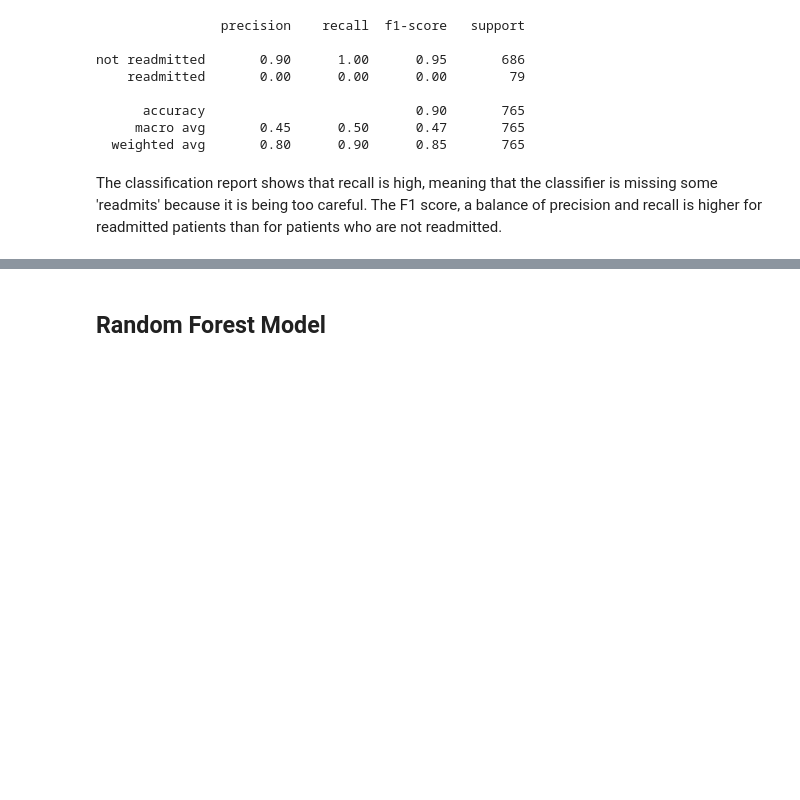
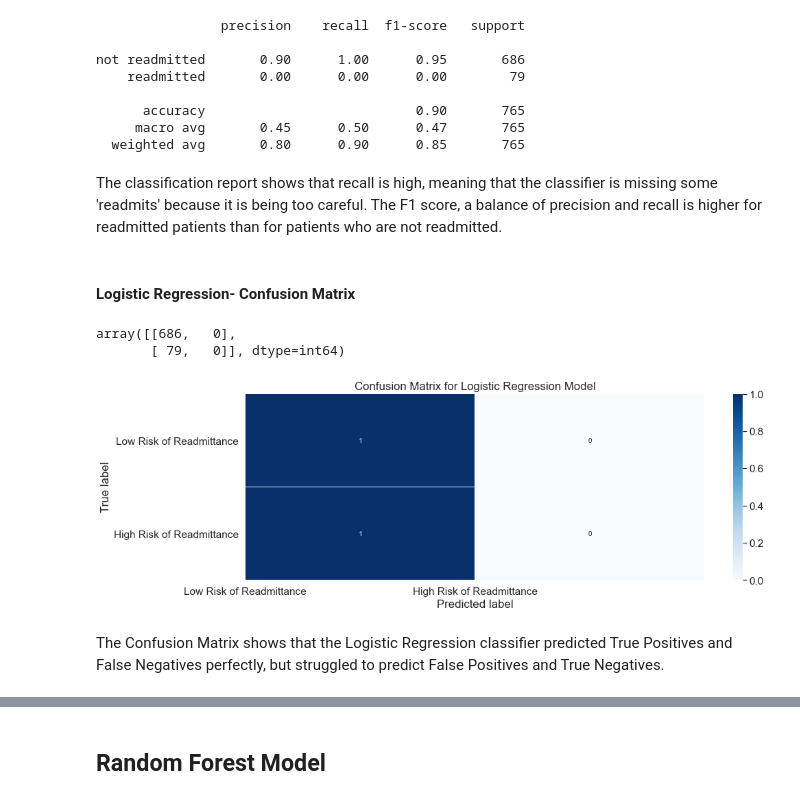
Before and after one commit to uvineet53/optum_22, a Jupyter notebook: model_development_final.ipynb, the cells around one changed output, grey strips where cells are left out. Drawn from its saved outputs; the diff is of its cells as text; code cells hidden in the pictures; blank space fills up the shorter version.

```diff
--- a/model_development_final.ipynb
+++ b/model_development_final.ipynb
@@ -112,0 +126,4 @@ dtype: int64
+# %%
+# Convert object to numeric
+df = df.apply(pd.to_numeric) # convert all columns of DataFrame
+df
@@ -159,7 +203,8 @@ from sklearn.linear_model import LogisticRegression
 
 lg = LogisticRegression(max_iter=1000)
 # %%
-lg.fit(X_train,y_train)
+# Fit model to training data
+lg.fit(X_train_scaled,y_train)
 # %% [output]
 LogisticRegression(max_iter=1000)
 # %%
@@ -205,3 +252,39 @@ not readmitted       0.90      1.00      0.95       686
   weighted avg       0.80      0.90      0.85       765
 # %% [markdown]
 The classification report shows that recall is high, meaning that the classifier is missing some 'readmits' because it is being too careful. The F1 score, a balance of precision and recall is higher for readmitted patients than for patients who are not readmitted.
+# %% [markdown]
+#### Logistic Regression- Confusion Matrix
+# %%
+from sklearn.metrics import confusion_matrix
+y_true = y_test
+y_pred = lg.predict(X_test_scaled)
+cm = confusion_matrix(y_true, y_pred)
+cm
+# %% [output]
+array([[686,   0],
+       [ 79,   0]], dtype=int64)
+# %%
+# Get and reshape confusion matrix data
+matrix = confusion_matrix(y_true, y_pred)
+matrix = matrix.astype('float') / matrix.sum(axis=1)[:, np.newaxis]
+
+# Build the plot
+plt.figure(figsize=(15,5))
+sns.set(font_scale=1.4)
+sns.heatmap(matrix, annot=True, annot_kws={'size':10},
+            cmap=plt.cm.Blues, linewidths=0.2)
+
+# Add labels to the plot
+class_names = ['Low Risk of Readmittance', 'High Risk of Readmittance']
+tick_marks = np.arange(len(class_names))
+tick_marks2 = tick_marks + 0.5
+plt.xticks(tick_marks, class_names, rotation=0)
+plt.yticks(tick_marks2, class_names, rotation=0)
+plt.xlabel('Predicted label')
+plt.ylabel('True label')
+plt.title('Confusion Matrix for Logistic Regression Model')
+plt.show()
+# %% [output]
+[figure, added]
+# %% [markdown]
+The Confusion Matrix shows that the Logistic Regression classifier predicted True Positives and False Negatives perfectly, but struggled to predict False Positives and True Negatives.
```
Also changed, not shown: parts of 27 cells of this notebook, 2 other files.
